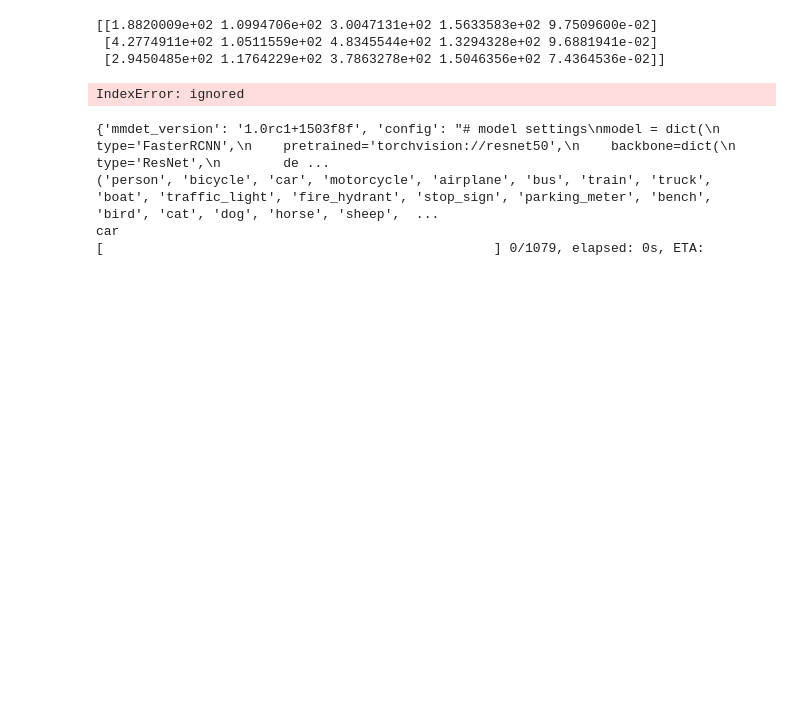
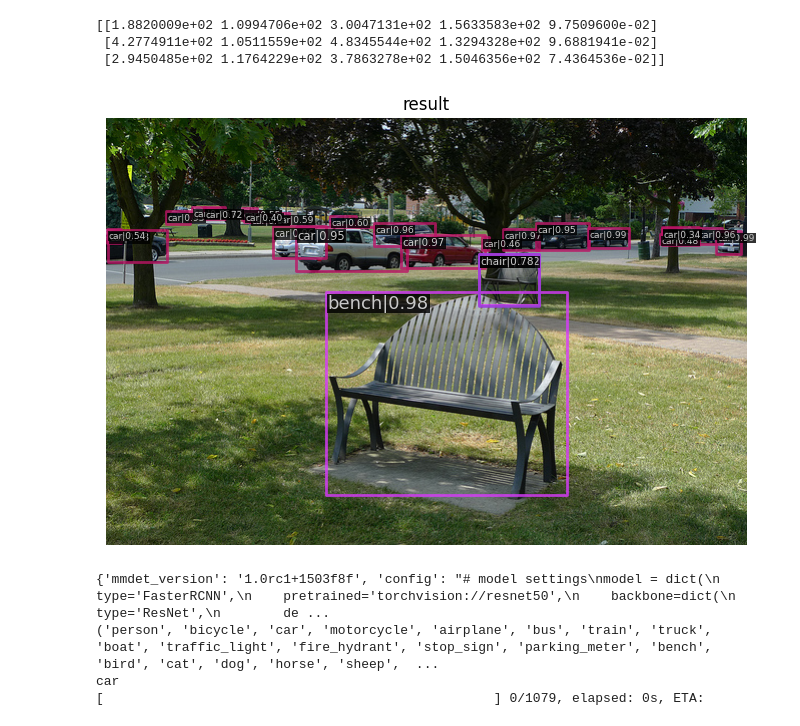
Before and after one commit to henriqueburis/Co-DETR, a Jupyter notebook: VOXAR_lab_alt.ipynb, the cells around one changed output. Cells and saved outputs as stored; diff of their text form; code cells hidden in the pictures; blank space fills up the shorter version.

```diff
--- a/VOXAR_lab_alt.ipynb
+++ b/VOXAR_lab_alt.ipynb
@@ -494,9 +494,9 @@ resl = result[7]
  [2.9450485e+02 1.1764229e+02 3.7863278e+02 1.5046356e+02 7.4364536e-02]]
 # %%
 # show the results
-show_result_pyplot(model, img, resl)
+show_result_pyplot(model, img, result)
 # %% [output]
-IndexError: ignored
+[figure, added]
 # %%
 import cv2
 import torch
```
